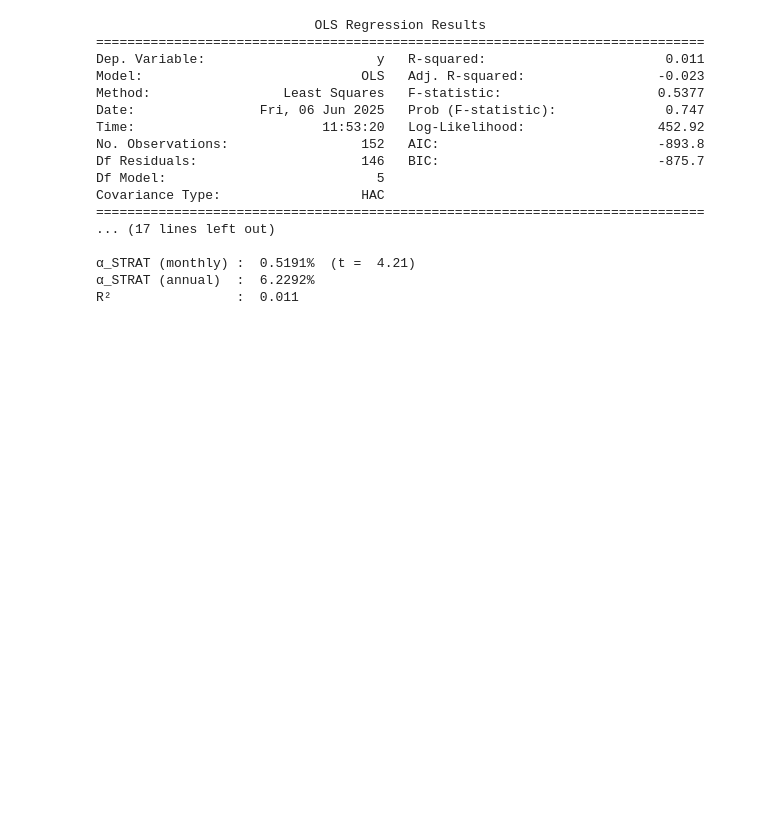
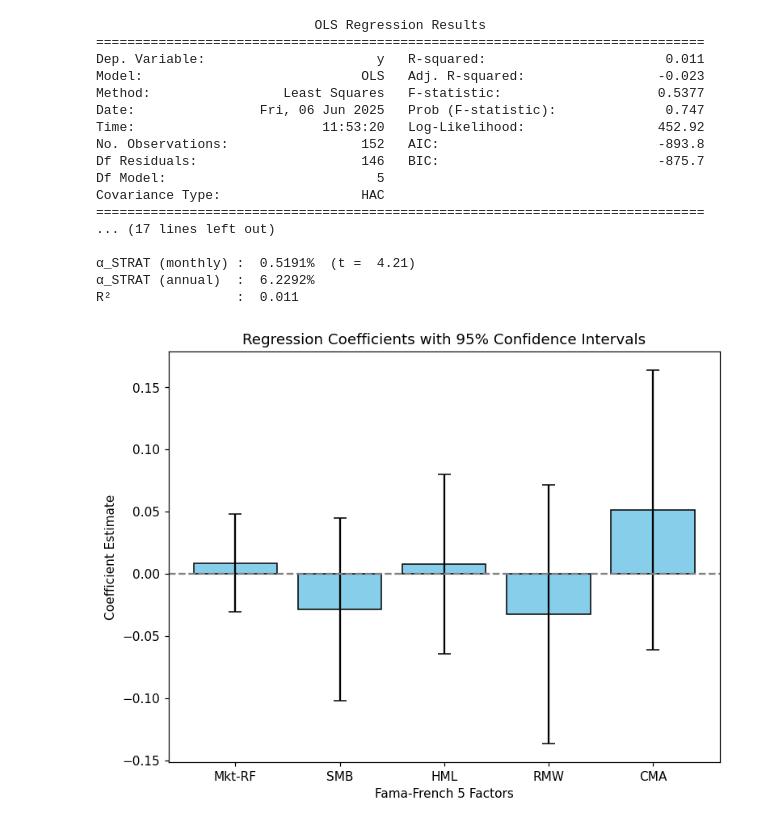
Before and after one commit to pherb127/Investments-Data, a Jupyter notebook: Investments.ipynb, the cells around one changed output. Cells and saved outputs as stored; diff of their text form; code cells hidden in the pictures; blank space fills up the shorter version.

Commit message:
added some graphs

```diff
--- a/Investments.ipynb
+++ b/Investments.ipynb
@@ -2210,3 +2210,28 @@ Covariance Type:                  HAC
 α_STRAT (monthly) :  0.5191%  (t =  4.21)
 α_STRAT (annual)  :  6.2292%
 R²                :  0.011
+# %%
+import matplotlib.pyplot as plt
+
+# Get parameters and confidence intervals from the OLS model
+params = model.params
+conf_int = model.conf_int()
+
+# List only the Fama-French factors (excluding the constant)
+factors = ['Mkt-RF', 'SMB', 'HML', 'RMW', 'CMA']
+coefs = params[factors]
+conf_lower = conf_int.loc[factors, 0]
+conf_upper = conf_int.loc[factors, 1]
+
+# Compute error bars (distance from the coefficient value)
+error_bars = [coefs - conf_lower, conf_upper - coefs]
+
+plt.figure(figsize=(8,6))
+plt.bar(factors, coefs, yerr=error_bars, capsize=5, color='skyblue', edgecolor='black')
+plt.xlabel('Fama-French 5 Factors')
+plt.ylabel('Coefficient Estimate')
+plt.title('Regression Coefficients with 95% Confidence Intervals')
+plt.axhline(0, color='gray', linestyle='--')
+plt.show()
+# %% [output]
+[figure, added]
```
Also changed, not shown: parts of 1 cell of this notebook.
